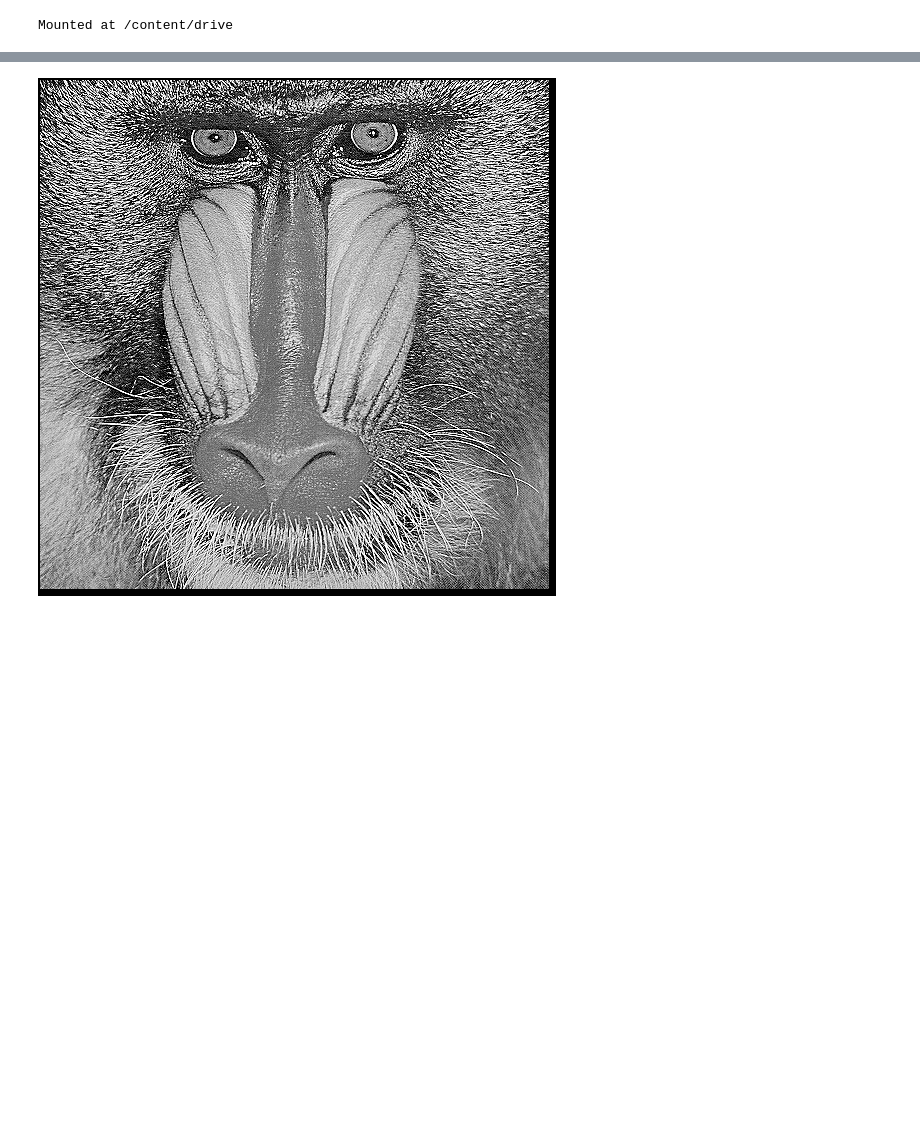
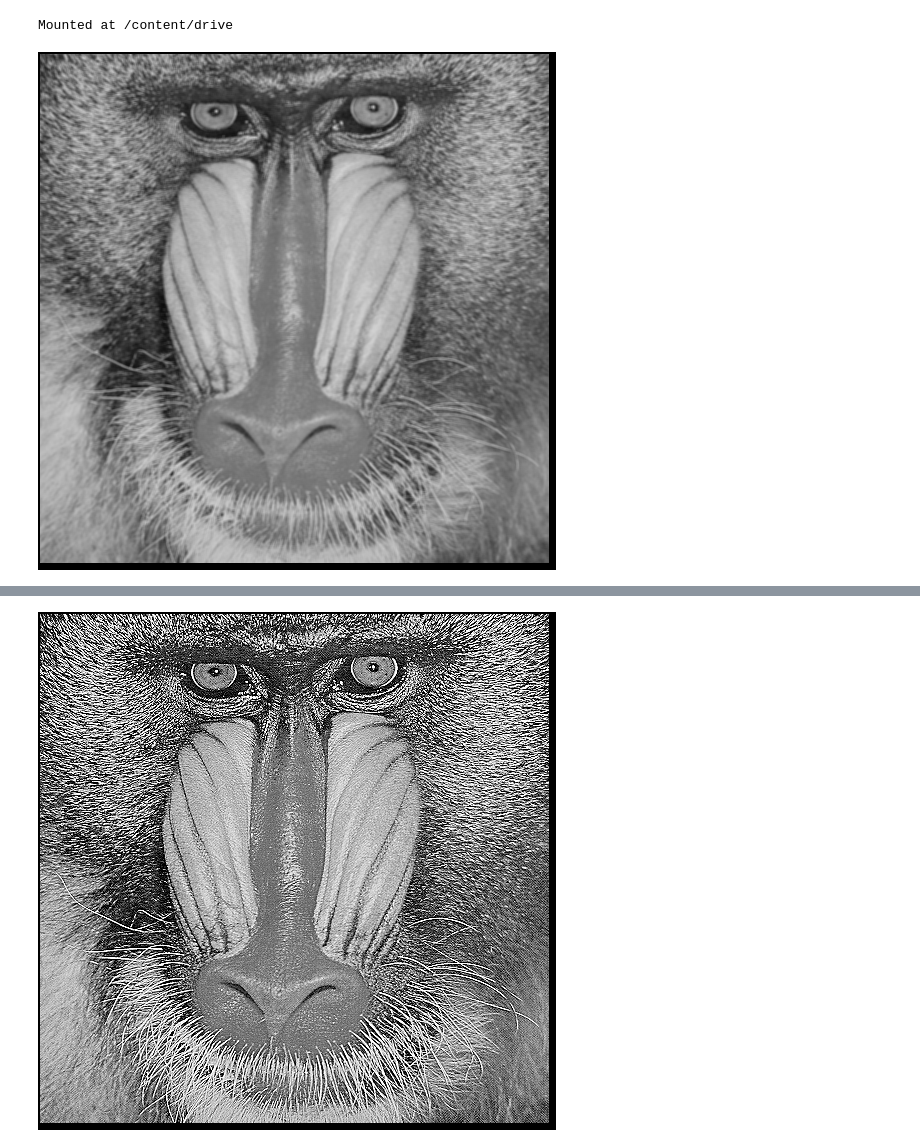
Before and after one commit to nargyanti/IPCV_Genap_2022, a Jupyter notebook: Week7.ipynb, the cells around one changed output, grey strips where cells are left out. Saved outputs shown, nothing was run; the diff lists cells and outputs as text; code cells hidden in the pictures; blank space fills up the shorter version.

Commit message:
Jobsheet 7 - Add average, high pass, and low pass filtering

```diff
--- a/Week7.ipynb
+++ b/Week7.ipynb
@@ -14,7 +14,7 @@ import math
 from google.colab.patches import cv2_imshow
 from PIL import Image as im
 # %%
-def convolution2d(image, kernel, stride, padding):
+def convolution2d(image, kernel, stride = 1, padding = 0):
   # Get output shape
   x_output = int(((image.shape[0] + 2*padding - kernel.shape[0]) / stride) + 1)
   y_output = int(((image.shape[1] + 2*padding - kernel.shape[1]) / stride) + 1)
@@ -37,0 +41,10 @@ def convolution2d(image, kernel, stride, padding):
+# %%
+# Average filtering
+kernel_average = np.array([[1,1,1],
+                           [1,1,1],
+                           [1,1,1]]) * 1/9
+
+img_average = convolution2d(img_gray, kernel_average, 1, 2)
+cv2_imshow(img_average)
+# %% [output]
+[figure, added]
```
Also changed, not shown: parts of 8 cells of this notebook.
